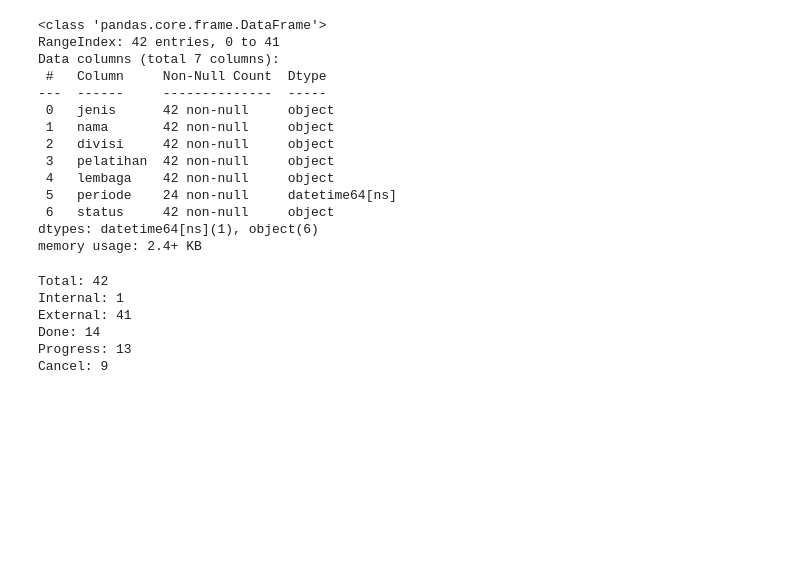
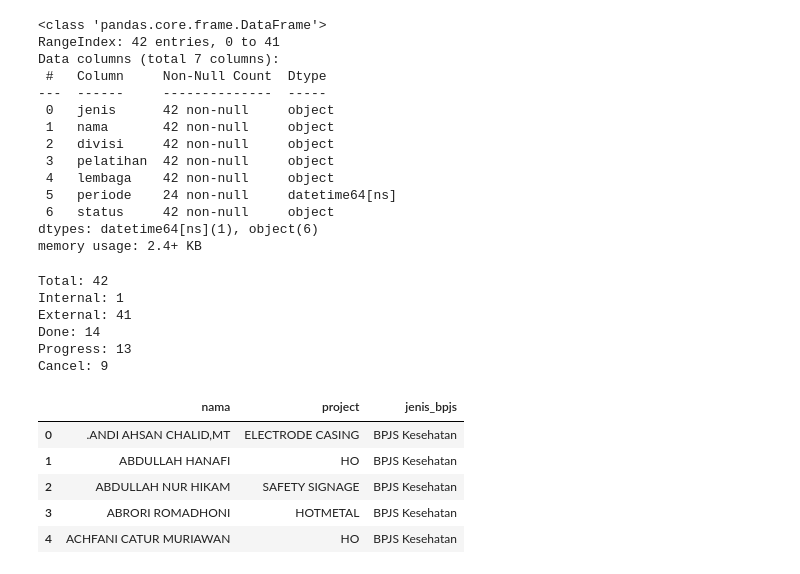
Before and after one commit to AryaaaSyaifuddin/Data-HR-for-Dashboard, a Jupyter notebook: test_data.ipynb, the cells around one changed output. Saved outputs shown, nothing was run; the diff lists cells and outputs as text; code cells hidden in the pictures; blank space fills up the shorter version.

```diff
--- a/test_data.ipynb
+++ b/test_data.ipynb
@@ -282,3 +282,22 @@ External: 41
 Done: 14
 Progress: 13
 Cancel: 9
+# %%
+FILE_PATH = "DATA DASHBOARD HRD PT ALDZAMA.xlsx"
+
+df_karyawan = pd.read_excel(
+    FILE_PATH,
+    sheet_name="BPJS",
+    usecols="B:D"
+)
+
+df_karyawan.columns = ["nama", "project", "jenis_bpjs"]
+
+df_karyawan.head()
+# %% [output]
+|  | nama | project | jenis_bpjs |
+| 0 | .ANDI AHSAN CHALID,MT | ELECTRODE CASING | BPJS Kesehatan |
+| 1 | ABDULLAH HANAFI | HO | BPJS Kesehatan |
+| 2 | ABDULLAH NUR HIKAM | SAFETY SIGNAGE | BPJS Kesehatan |
+| 3 | ABRORI ROMADHONI | HOTMETAL | BPJS Kesehatan |
+| 4 | ACHFANI CATUR MURIAWAN | HO | BPJS Kesehatan |
```
Also changed, not shown: parts of 6 cells of this notebook, 2 other files.
